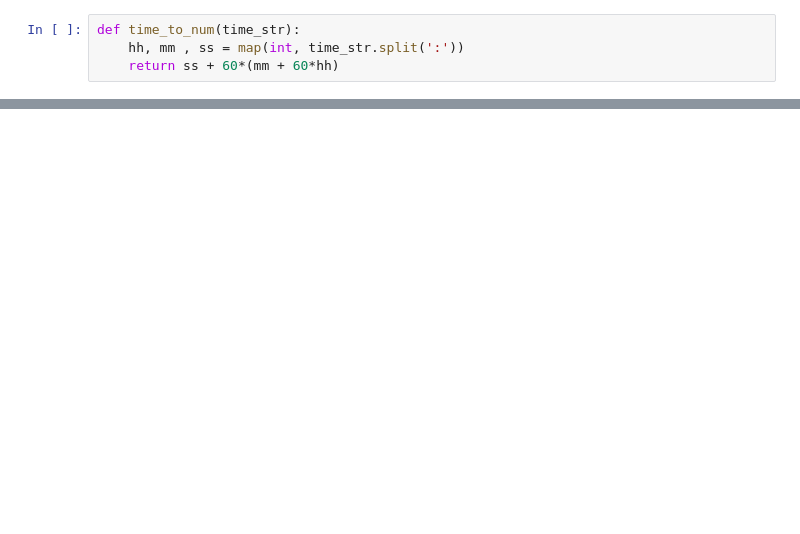
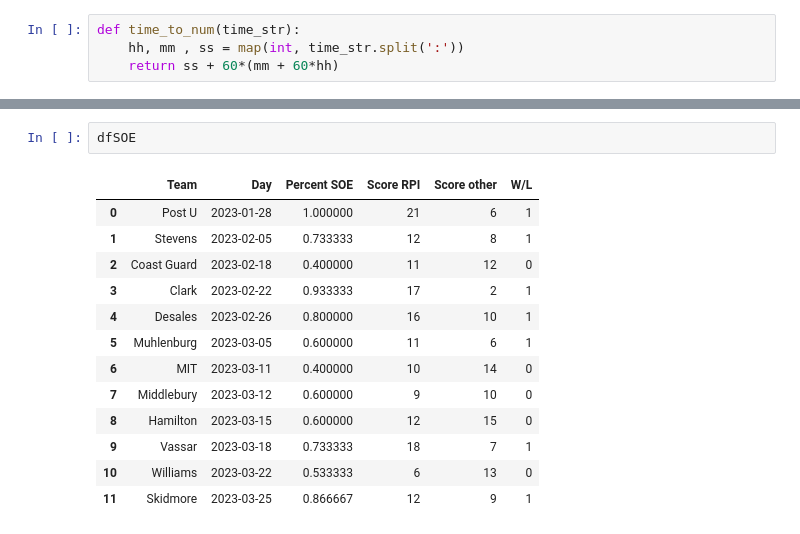
Before and after one commit to dboyko44/ML-Final-Project, a Jupyter notebook: ML_Final_Project.ipynb, the cells around one changed output, grey strips where cells are left out. Drawn from its saved outputs; the diff is of its cells as text; blank space fills up the shorter version.

```diff
--- a/ML_Final_Project.ipynb
+++ b/ML_Final_Project.ipynb
@@ -23 +78,17 @@ for i in range(0,len(df44)):
+# %%
+dfSOE
+# %% [output]
+|  | Team | Day | Percent SOE | Score RPI | Score other | W/L |
+| 0 | Post U | 2023-01-28 | 1.000000 | 21 | 6 | 1 |
+| 1 | Stevens | 2023-02-05 | 0.733333 | 12 | 8 | 1 |
+| 2 | Coast Guard | 2023-02-18 | 0.400000 | 11 | 12 | 0 |
+| 3 | Clark | 2023-02-22 | 0.933333 | 17 | 2 | 1 |
+| 4 | Desales | 2023-02-26 | 0.800000 | 16 | 10 | 1 |
+| 5 | Muhlenburg | 2023-03-05 | 0.600000 | 11 | 6 | 1 |
+| 6 | MIT | 2023-03-11 | 0.400000 | 10 | 14 | 0 |
+| 7 | Middlebury | 2023-03-12 | 0.600000 | 9 | 10 | 0 |
+| 8 | Hamilton | 2023-03-15 | 0.600000 | 12 | 15 | 0 |
+| 9 | Vassar | 2023-03-18 | 0.733333 | 18 | 7 | 1 |
+| 10 | Williams | 2023-03-22 | 0.533333 | 6 | 13 | 0 |
+| 11 | Skidmore | 2023-03-25 | 0.866667 | 12 | 9 | 1 |
 # %%
```
Also changed, not shown: parts of 8 cells of this notebook.
